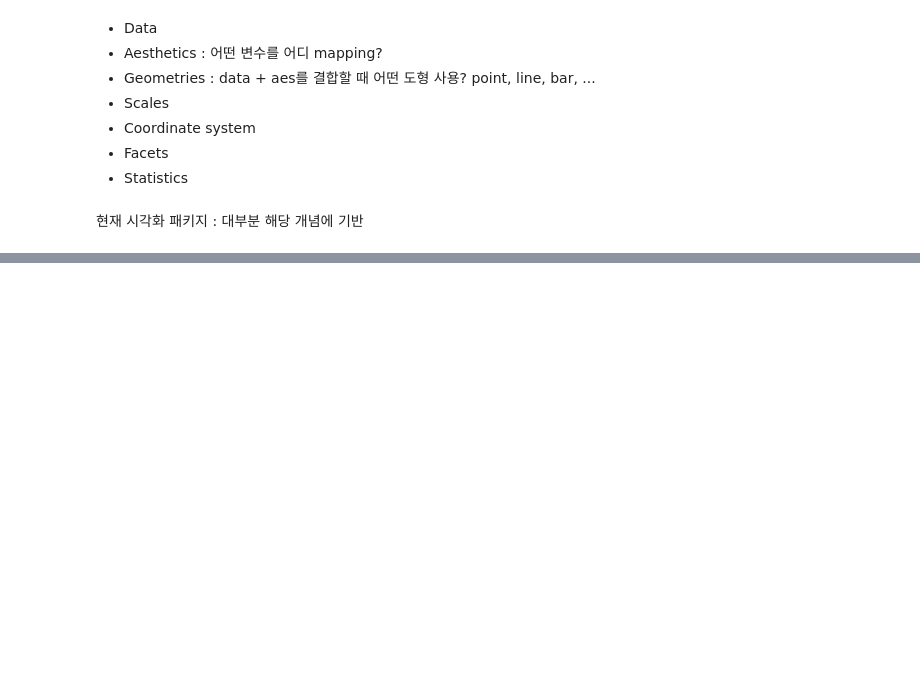
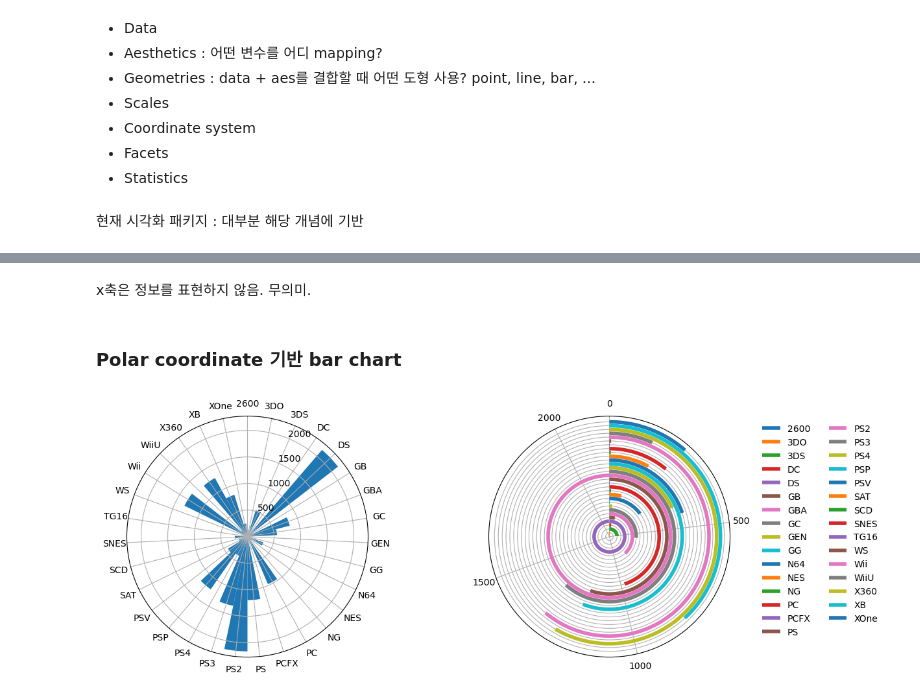
Before and after one commit to primula1323/Bigdata_Fintech, a Jupyter notebook: Visualization/Visualization_Note.ipynb, the cells around one changed output, grey strips where cells are left out. Saved outputs shown, nothing was run; the diff lists cells and outputs as text; code cells hidden in the pictures; blank space fills up the shorter version.

```diff
--- a/Visualization/Visualization_Note.ipynb
+++ b/Visualization/Visualization_Note.ipynb
@@ -93,0 +420,38 @@ visualization : 문법을 따라 데이터를 변환시켜 나온 결과물
+# %% [markdown]
+x축은 정보를 표현하지 않음. 무의미.
+# %% [markdown]
+### Polar coordinate 기반 bar chart
+# %%
+import numpy as np
+
+fig = plt.figure(figsize = (12, 10))
+
+polar_df = df.groupby('Platform').size().reset_index(name='n')
+ax = fig.add_subplot(121, projection='polar')
+ax.set_theta_direction(-1)
+ax.set_theta_zero_location('N')
+theta = np.arange(0, 2*np.pi, 2*np.pi/len(polar_df))
+
+ax.bar(theta, polar_df['n'], width=2*np.pi/len(polar_df))
+ax.set_xticks(theta)
+ax.set_xticklabels(polar_df['Platform'])
+
+ax2 = fig.add_subplot(122, polar=True)
+ax2.set_theta_direction(-1)
+ax2.set_theta_zero_location('N')
+ax2.set_yticklabels([])
+
+prop_df = df.groupby('Platform').size().transform(lambda x : 2*np.pi*x/x.max()).reset_index(name='n')
+proportions = prop_df['n']
+y_pos = np.arange(len(proportions))
+x = np.linspace(0, proportions, num=200)
+y = np.vstack([y_pos] * 200)
+ax2.set_yticks(y_pos)
+ax2.set_xticks(np.arange(0, 2*np.pi, 2*np.pi*500/df['Platform'].value_counts().max()))
+ax2.set_xticklabels(np.arange(0, df['Platform'].value_counts().max(), 500))
+ax2.plot(x, y, lw=4, solid_capstyle="butt", label=prop_df['Platform'])
+ax2.legend(loc='upper left', bbox_to_anchor=(1.1,1), ncol=2, frameon=False)
+plt.subplots_adjust(wspace=0.5)
+plt.show()
+# %% [output]
+[figure, added]
```
Also changed, not shown: parts of 46 cells of this notebook, 5 other files.
